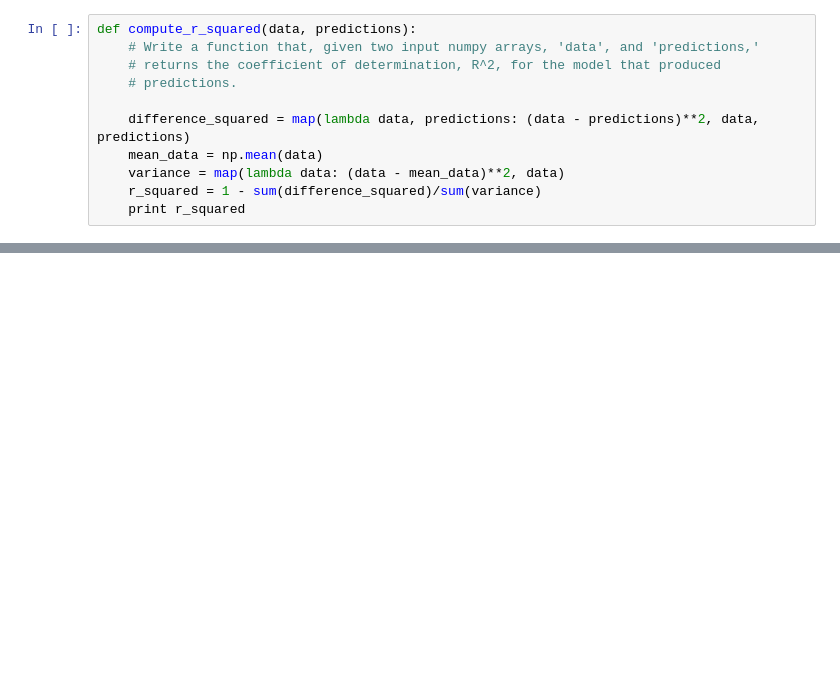
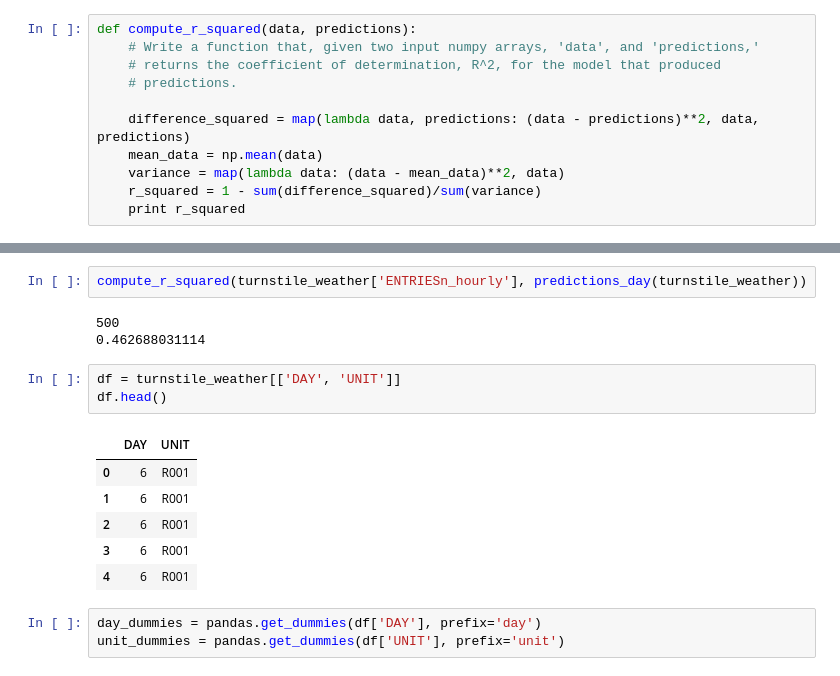
Before and after one commit to thuyquach/Analyzing-New-York-Subway-Data, a Jupyter notebook: Analyzing the NYC Subway Dataset.ipynb, the cells around one changed output, grey strips where cells are left out. Cells and saved outputs as stored; diff of their text form; blank space fills up the shorter version.

```diff
--- a/Analyzing the NYC Subway Dataset.ipynb
+++ b/Analyzing the NYC Subway Dataset.ipynb
@@ -277,0 +422,18 @@ compute_r_squared(data, predictions(turnstile_weather))
+# %%
+compute_r_squared(turnstile_weather['ENTRIESn_hourly'], predictions_day(turnstile_weather))
+# %% [output]
+500
+0.462688031114
+# %%
+df = turnstile_weather[['DAY', 'UNIT']]
+df.head()
+# %% [output]
+|  | DAY | UNIT |
+| 0 | 6 | R001 |
+| 1 | 6 | R001 |
+| 2 | 6 | R001 |
+| 3 | 6 | R001 |
+| 4 | 6 | R001 |
+# %%
+day_dummies = pandas.get_dummies(df['DAY'], prefix='day')
+unit_dummies = pandas.get_dummies(df['UNIT'], prefix='unit')
```
Also changed, not shown: parts of 17 cells of this notebook.
